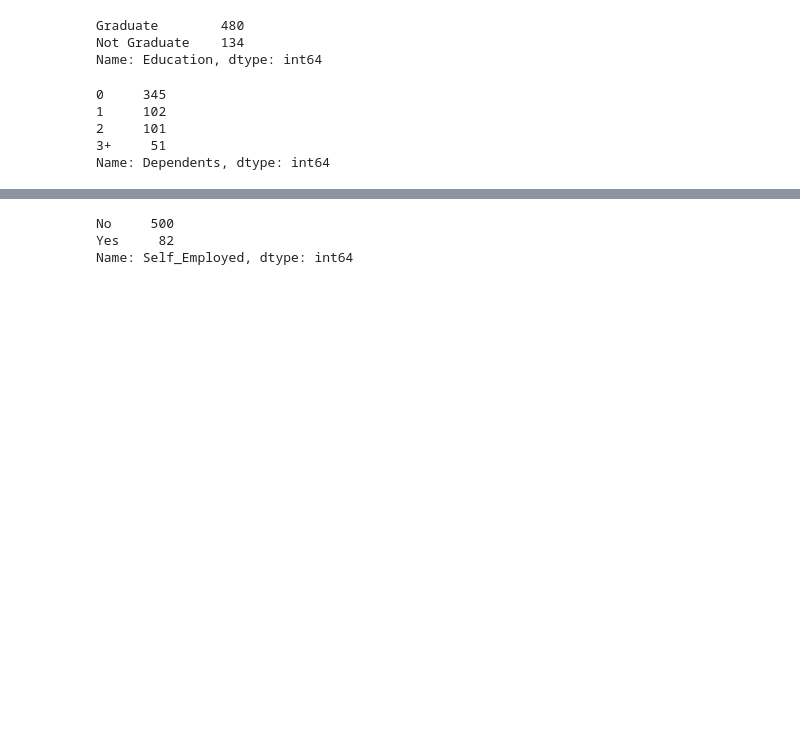
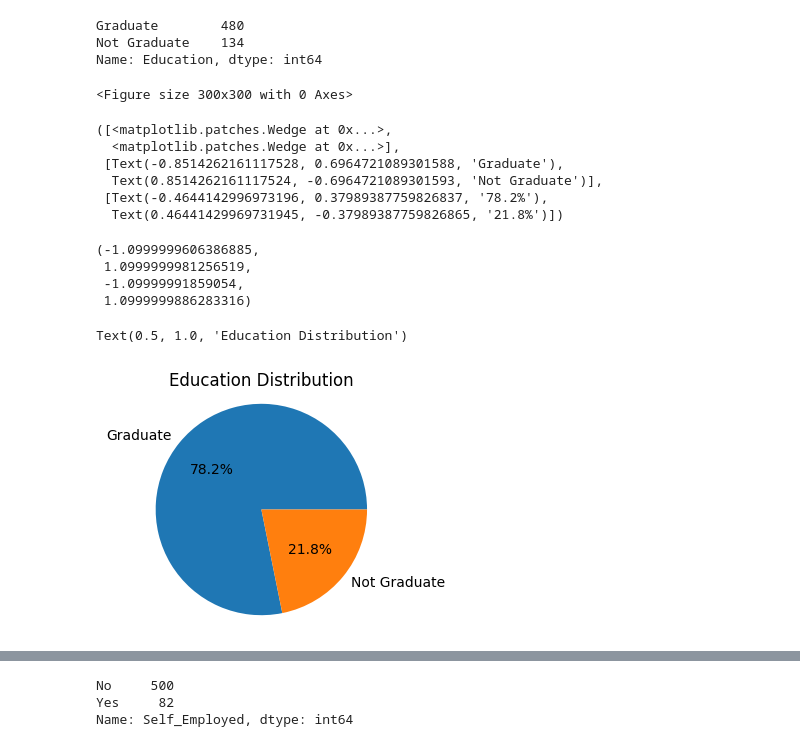
Before and after one commit to a-singh03/BDDA, a Jupyter notebook: BDDA_Project_Group1_Pipeline_&_RFC.ipynb, the cells around one changed output, grey strips where cells are left out. Drawn from its saved outputs; the diff is of its cells as text; code cells hidden in the pictures; blank space fills up the shorter version.

```diff
--- a/BDDA_Project_Group1_Pipeline_&_RFC.ipynb
+++ b/BDDA_Project_Group1_Pipeline_&_RFC.ipynb
@@ -134,11 +134,25 @@ df['Education'].value_counts()
 Graduate        480
 Not Graduate    134
 Name: Education, dtype: int64
+# %%
+plt.figure(figsize=(3, 3))
+plt.pie(df['Education'].value_counts(), labels=df['Education'].value_counts().index, autopct='%1.1f%%')
+plt.axis('equal')  # Equal aspect ratio ensures that pie is drawn as a circle.
+plt.title("Education Distribution")
+plt.show()
+# %% [output]
+<Figure size 300x300 with 0 Axes>
+([<matplotlib.patches.Wedge at 0x...>,
+  <matplotlib.patches.Wedge at 0x...>],
+ [Text(-0.8514262161117528, 0.6964721089301588, 'Graduate'),
+  Text(0.8514262161117524, -0.6964721089301593, 'Not Graduate')],
+ [Text(-0.4644142996973196, 0.37989387759826837, '78.2%'),
+  Text(0.46441429969731945, -0.37989387759826865, '21.8%')])
+(-1.0999999606386885,
+ 1.0999999981256519,
+ -1.09999991859054,
+ 1.0999999886283316)
+Text(0.5, 1.0, 'Education Distribution')
+[figure, added]
 # %%
-df['Dependents'].value_counts()
+vc = df['Dependents'].value_counts()
-# %% [output]
-0     345
-1     102
-2     101
-3+     51
-Name: Dependents, dtype: int64
```
Also changed, not shown: parts of 12 cells of this notebook.
